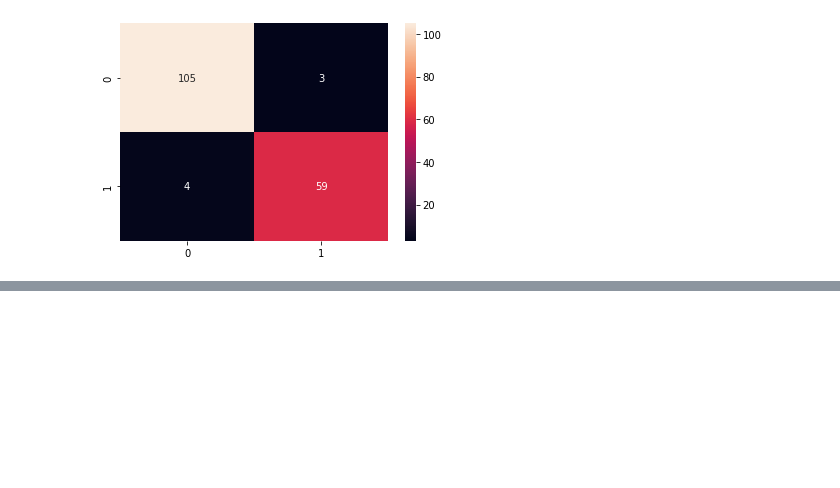
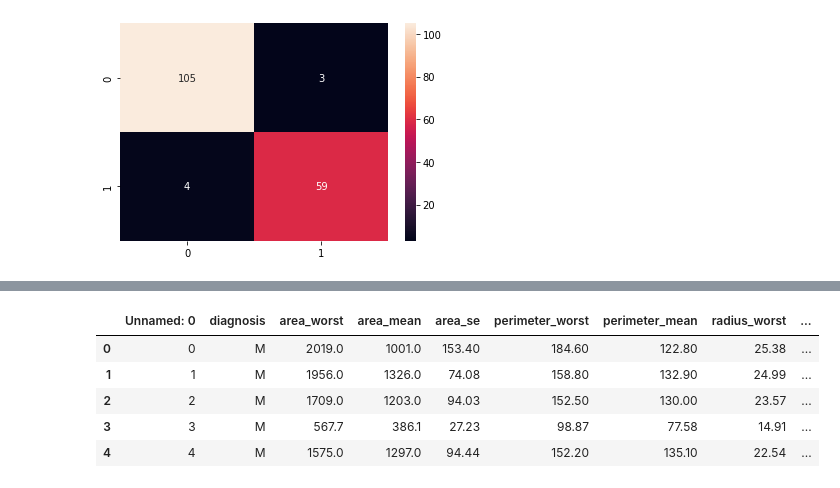
Before and after one commit to bwibokhaabi/causal_inference, a Jupyter notebook: notebooks/features.ipynb, the cells around one changed output, grey strips where cells are left out. Saved outputs shown, nothing was run; the diff lists cells and outputs as text; code cells hidden in the pictures; blank space fills up the shorter version.

```diff
--- a/notebooks/features.ipynb
+++ b/notebooks/features.ipynb
@@ -436,0 +455,11 @@ file_handler.save_csv(feature_df, "../data/features_data.csv")
+# %%
+data=pd.read_csv('../data/features_data.csv')
+# %%
+data.head()
+# %% [output]
+|  | Unnamed: 0 | diagnosis | area_worst | area_mean | area_se | perimeter_worst | perimeter_mean | radius_worst | ... |
+| 0 | 0 | M | 2019.0 | 1001.0 | 153.40 | 184.60 | 122.80 | 25.38 | ... |
+| 1 | 1 | M | 1956.0 | 1326.0 | 74.08 | 158.80 | 132.90 | 24.99 | ... |
+| 2 | 2 | M | 1709.0 | 1203.0 | 94.03 | 152.50 | 130.00 | 23.57 | ... |
+| 3 | 3 | M | 567.7 | 386.1 | 27.23 | 98.87 | 77.58 | 14.91 | ... |
+| 4 | 4 | M | 1575.0 | 1297.0 | 94.44 | 152.20 | 135.10 | 22.54 | ... |
```
Also changed, not shown: parts of 8 cells of this notebook, 2 other files.
